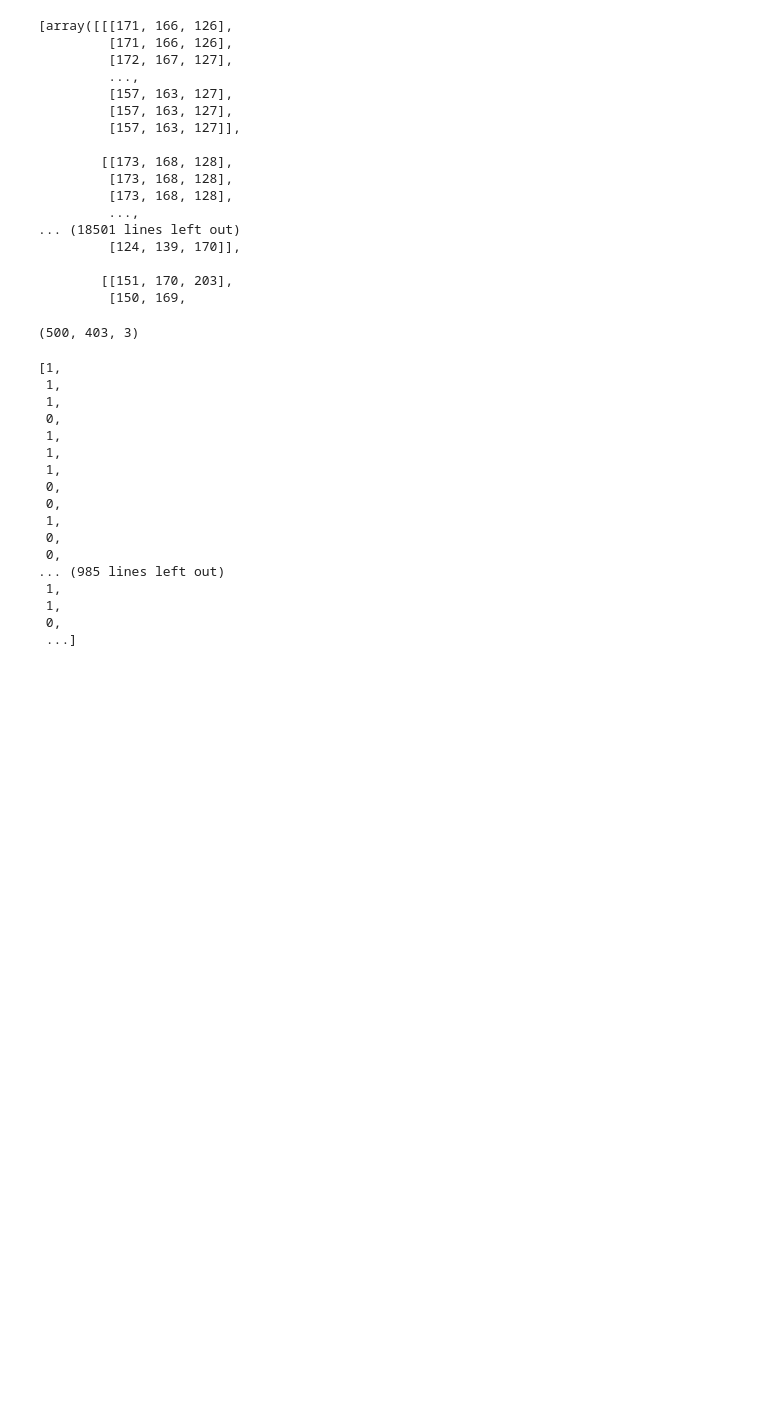
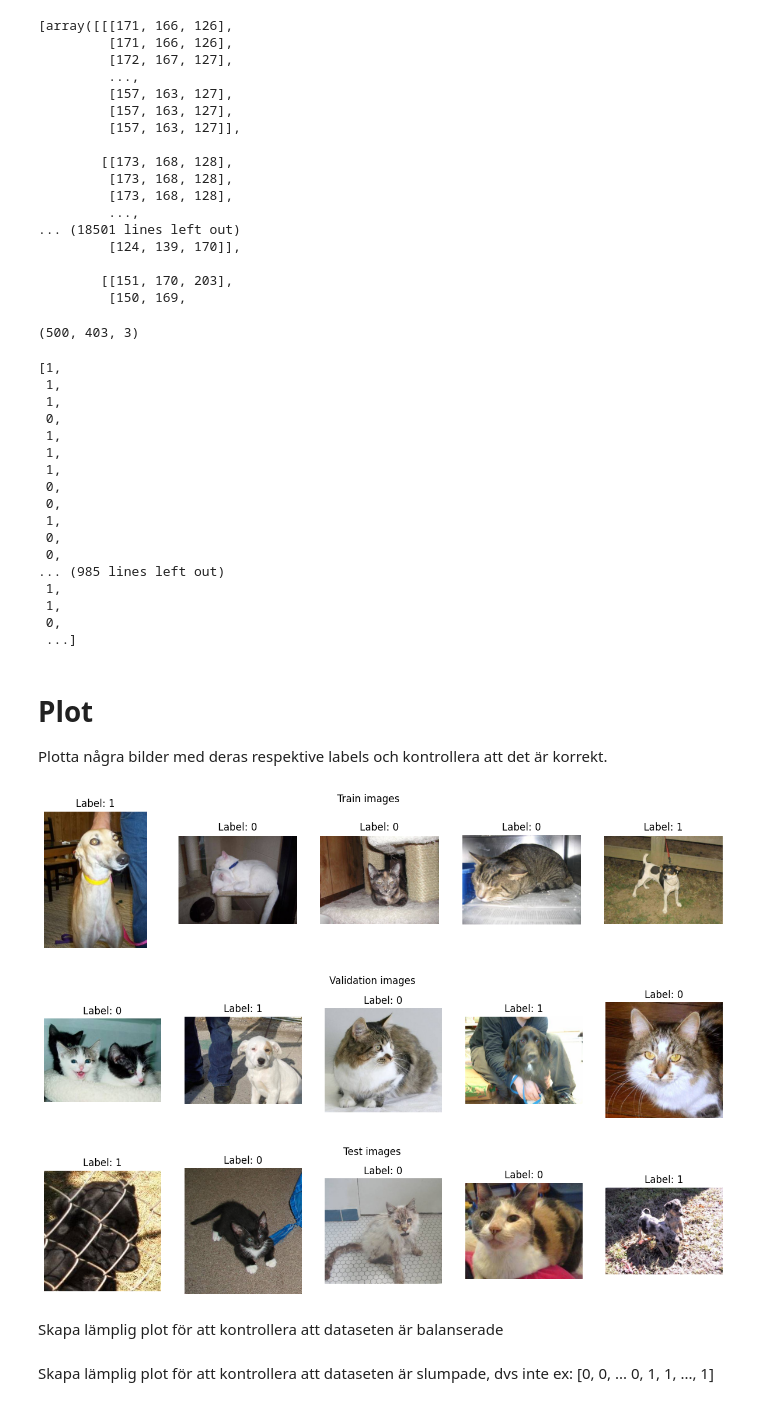
Before and after one commit to LouiseLuoto/AI-Louise-Luoto-OPA23, a Jupyter notebook: labs/lab2/code.ipynb, the cells around one changed output. Drawn from its saved outputs; the diff is of its cells as text; code cells hidden in the pictures; blank space fills up the shorter version.

Commit message:
plot images with labels

```diff
--- a/labs/lab2/code.ipynb
+++ b/labs/lab2/code.ipynb
@@ -213,3 +209,30 @@ y_train
  1,
  0,
  ...]
+# %% [markdown]
+# Plot
+Plotta några bilder med deras respektive labels och kontrollera att det är korrekt.
+# %%
+def plot_images_labels(images, labels, title, num_images=5):
+    # Choose 6 random images and labels
+    indices = np.random.choice(range(len(images)), num_images, replace=False)
+    fig, axes = plt.subplots(1, num_images, figsize=(num_images * 3, 3))
+    for ax, index in zip(axes, indices):
+        ax.imshow(images[index])
+        ax.set_title(f'Label: {labels[index]}')
+        ax.axis('off')
+    plt.suptitle(title)
+    plt.show()
+
+plot_images_labels(X_train, y_train, 'Train images')
+plot_images_labels(X_val, y_val, 'Validation images')
+plot_images_labels(X_test, y_test, 'Test images')
+# %% [output]
+[figure, added]
+[figure, added]
+[figure, added]
+# %% [markdown]
+Skapa lämplig plot för att kontrollera att dataseten är balanserade
+# %% [markdown]
+Skapa lämplig plot för att kontrollera att dataseten är slumpade, dvs inte ex:
+[0, 0, ... 0, 1, 1, ..., 1]
```
Also changed, not shown: parts of 1 cell of this notebook.
